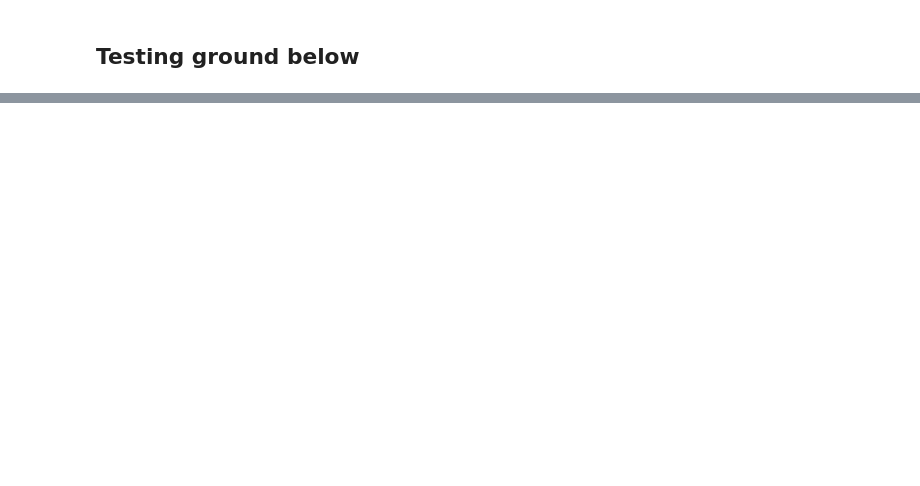
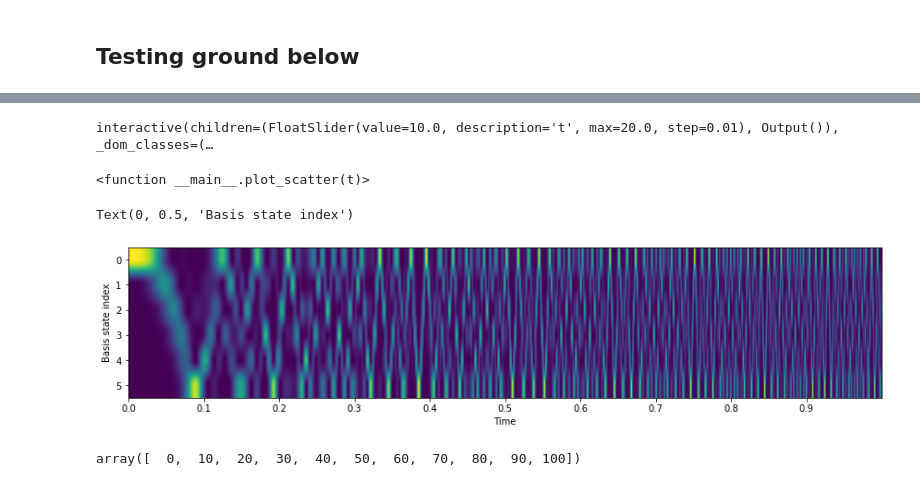
Before and after one commit to brianz98/hubbard-model, a Jupyter notebook: hubbard.ipynb, the cells around one changed output, grey strips where cells are left out. Saved outputs shown, nothing was run; the diff lists cells and outputs as text; code cells hidden in the pictures; blank space fills up the shorter version.

```diff
--- a/hubbard.ipynb
+++ b/hubbard.ipynb
@@ -376,5 +402,0 @@ hl.get_hmatel(17,20)
-# %%
-bs = [17,18,20,24,33,34,36,40,65,66,68,72,129,130,132,136]
-for i,bsi in enumerate(bs):
-    for j,bsj in enumerate(bs):
-        print(f'{i+1}, {j+1}, {hl.get_hmatel(bsi,bsj)}')
@@ -423,4 +406,0 @@ $\displaystyle |\uparrow\downarrow,\uparrow,\downarrow,-\rangle$
-# %%
-for i in range(4):
-    for j in range(i+1):
-        print(i,j)
@@ -470,0 +458,36 @@ next_comb(8,4,comb)
+# %%
+interact(plot_scatter, t=(0,20,0.01))
+# %% [output]
+interactive(children=(FloatSlider(value=10.0, description='t', max=20.0, step=0.01), Output()), _dom_classes=(…
+<function __main__.plot_scatter(t)>
+# %%
+hl = HubbardLattice1D(6,1,0,t=1,u=1)
+hl.solve_model()
+psi = np.zeros(hl.ncomb)
+psi[0] = 1
+npoints = 1000
+
+timepoints = np.linspace(0,1,npoints)
+states = np.zeros((6,npoints))
+for i, t in enumerate(timepoints):
+    psi = (np.matmul(np.matmul(hl.eigvecs, np.diag(np.exp(-t*hl.eigvals*1j))), hl.eigvecs.T)).dot(psi)
+    weights = np.conjugate(psi)*psi
+    states[:,i] = weights.astype('float64')
+
+length = 15
+height = 3
+
+f, ax = plt.subplots(figsize=(length,height))
+ax.imshow(states,aspect=float(npoints/6)*height/length)
+xticks = np.arange(0,npoints,int(npoints/10))
+ax.set_xticks(xticks)
+ax.set_xticklabels(np.round(timepoints[xticks],2))
+ax.set_xlabel('Time')
+ax.set_ylabel('Basis state index')
+# %% [output]
+Text(0, 0.5, 'Basis state index')
+[figure, added]
+# %%
+np.arange(0,100+1,10)
+# %% [output]
+array([  0,  10,  20,  30,  40,  50,  60,  70,  80,  90, 100])
```
Also changed, not shown: parts of 25 cells of this notebook.
